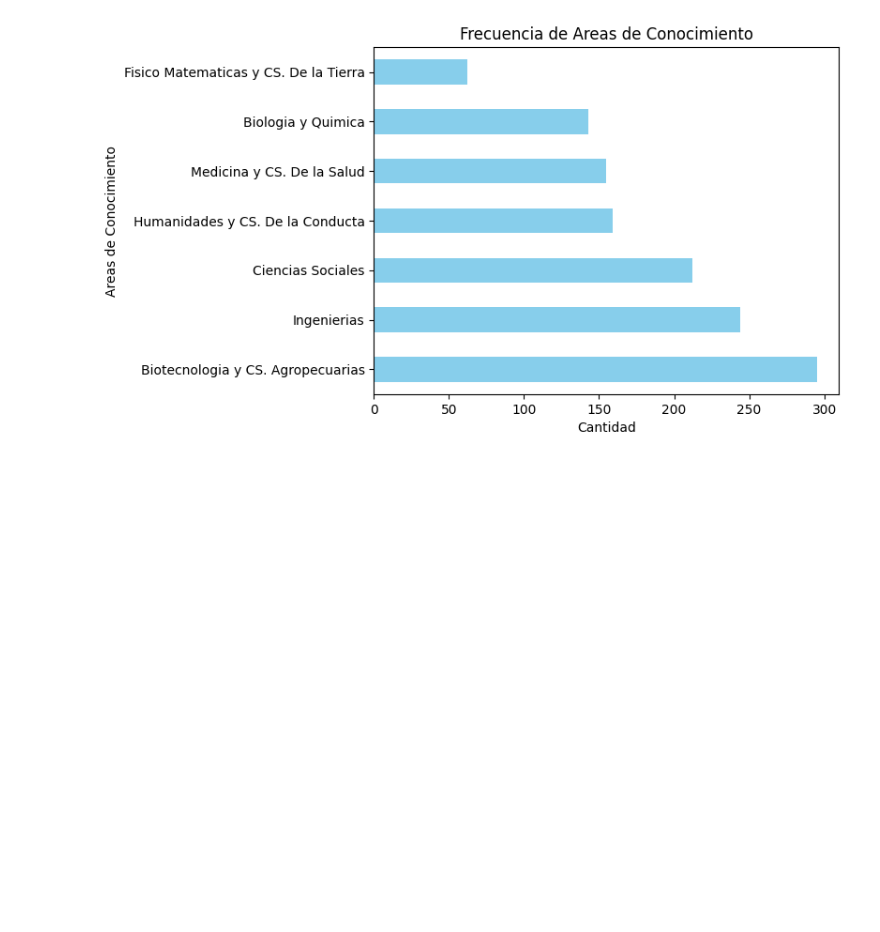
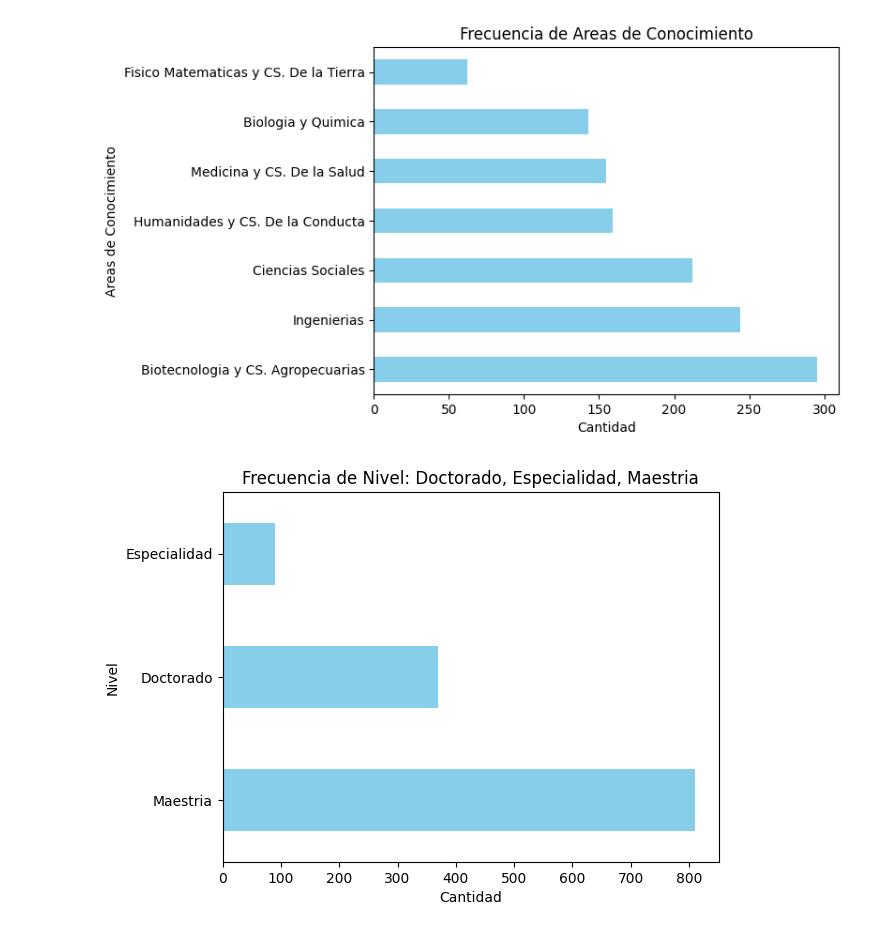
Before and after one commit to rochagose/eda-becas-mixtas-MX, a Jupyter notebook: EDABecasMexMixt.ipynb, the cells around one changed output. Saved outputs shown, nothing was run; the diff lists cells and outputs as text; code cells hidden in the pictures; blank space fills up the shorter version.

```diff
--- a/EDABecasMexMixt.ipynb
+++ b/EDABecasMexMixt.ipynb
@@ -283,8 +283,10 @@ plt.show()
 # %%
 #Grafica de barras: Nivel
 x = df['Nivel'].value_counts()
 x.plot(kind='barh', color='skyblue')
 plt.xlabel('Cantidad')
-plt.ylabel('Areas de Conocimiento')
-plt.title('Frecuencia de Areas de Conocimiento')
+plt.ylabel('Nivel')
+plt.title('Frecuencia de Nivel: Doctorado, Especialidad, Maestria')
 plt.show()
+# %% [output]
+[figure, added]
```
Also changed, not shown: parts of 6 cells of this notebook.
